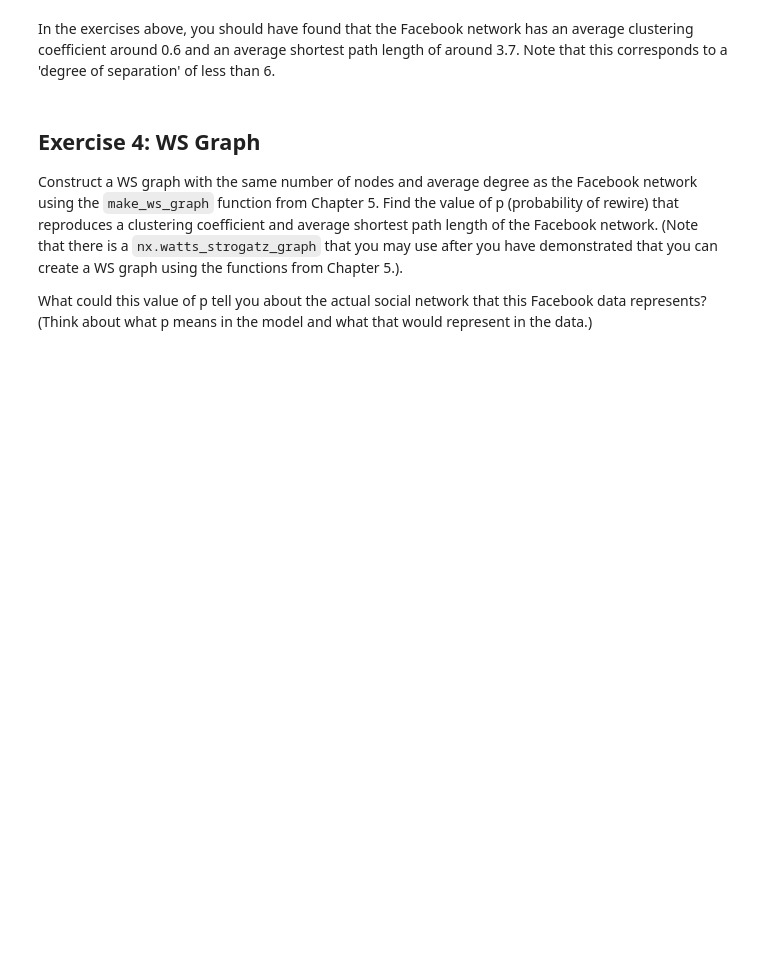
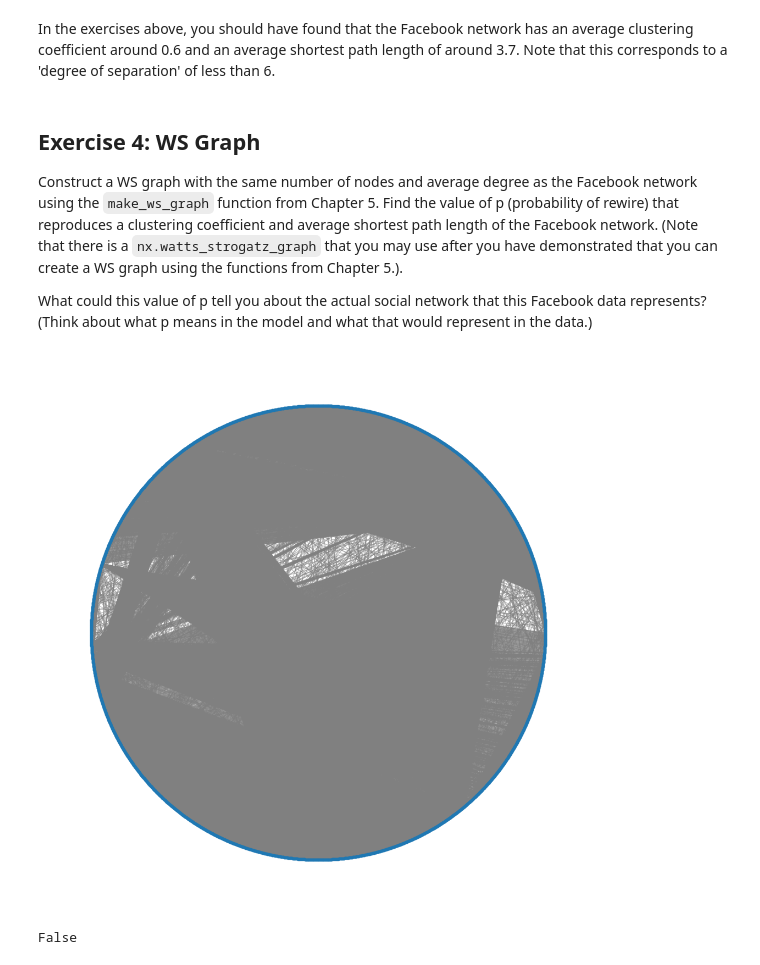
Before and after one commit to Charanjeet-x/comp215, a Jupyter notebook: labs/lab06_networks.ipynb, the cells around one changed output. Cells and saved outputs as stored; diff of their text form; code cells hidden in the pictures; blank space fills up the shorter version.

```diff
--- a/labs/lab06_networks.ipynb
+++ b/labs/lab06_networks.ipynb
@@ -169,0 +167,32 @@ def make_ws_graph(n, k, p):
+# %%
+def graph(n,k,p):
+  pos = nx.circular_layout(G)
+  plt.figure(figsize=(10, 10))
+  nx.draw(G, pos, node_size=10, edge_color='gray', alpha=0.5)
+  plt.show()
+
+  return nx.watts_strogatz_graph(n,k,p)
+
+graph(G.number_of_nodes(),5,0.001)
+
+
+def rewire(G, p):
+  nodes = set(G)
+  for u, v in G.edges():
+    if flip(p):
+        choices = nodes - {u} - set(G[u])
+        new_v = np.random.choice(list(choices))
+        G.remove_edge(u, v)
+        G.add_edge(u, new_v)
+
+def flip(p):
+    return np.random.random() <p
+rewire(G,0.001)
+flip(0.6056)
+
+#for the last part to calculate the value of P, i have used some assisatance of AI and the textbook ON COMPLEXITY and found out that the value of p is about 0.6056
+#which is moderate level of randomness.
+#since the 0 relate to predictive and 1 relates to completely random, 0.6055 is a little more towards randomness.
+# %% [output]
+[figure, added]
+False
```
Also changed, not shown: parts of 4 cells of this notebook.
